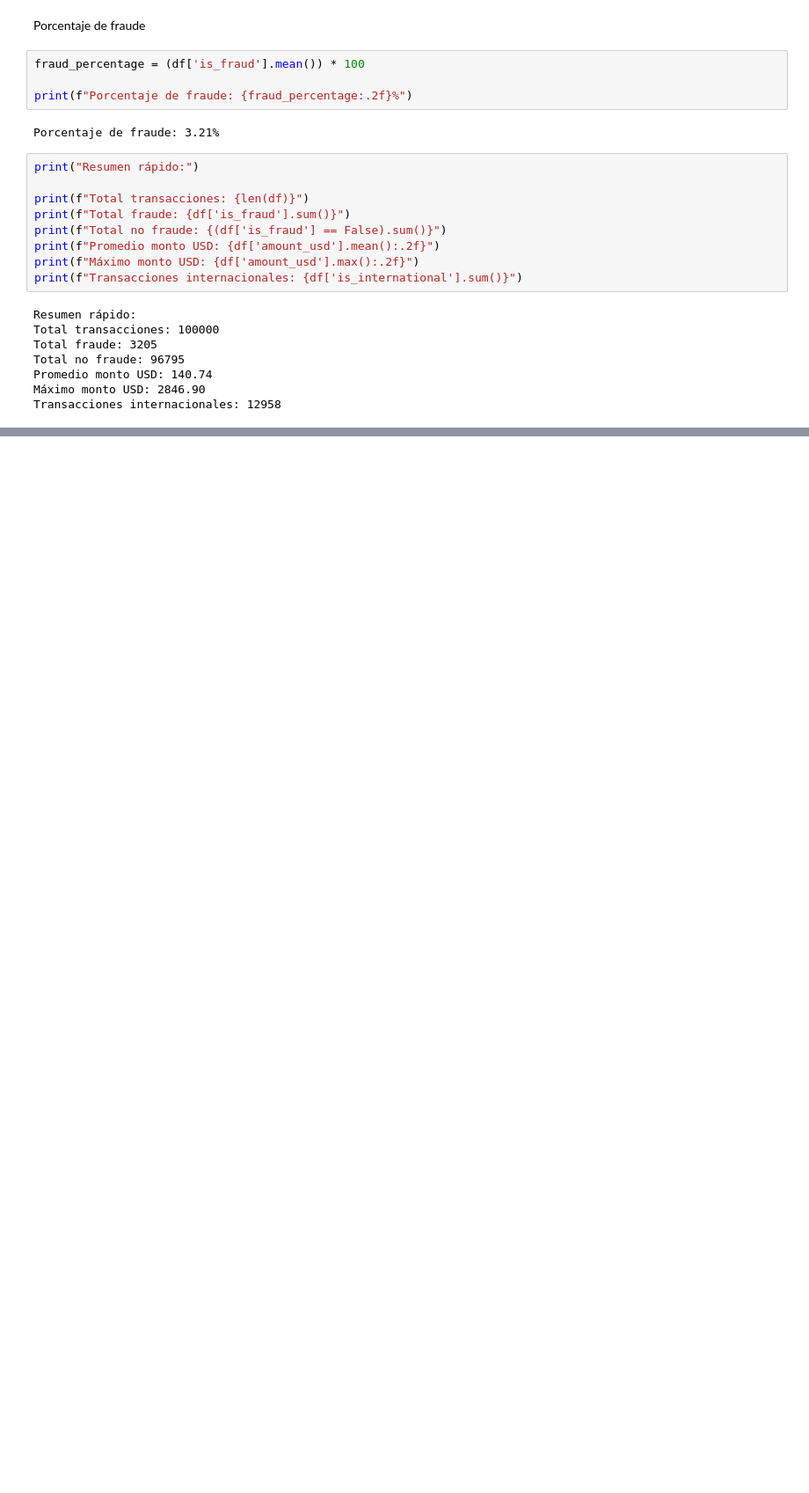
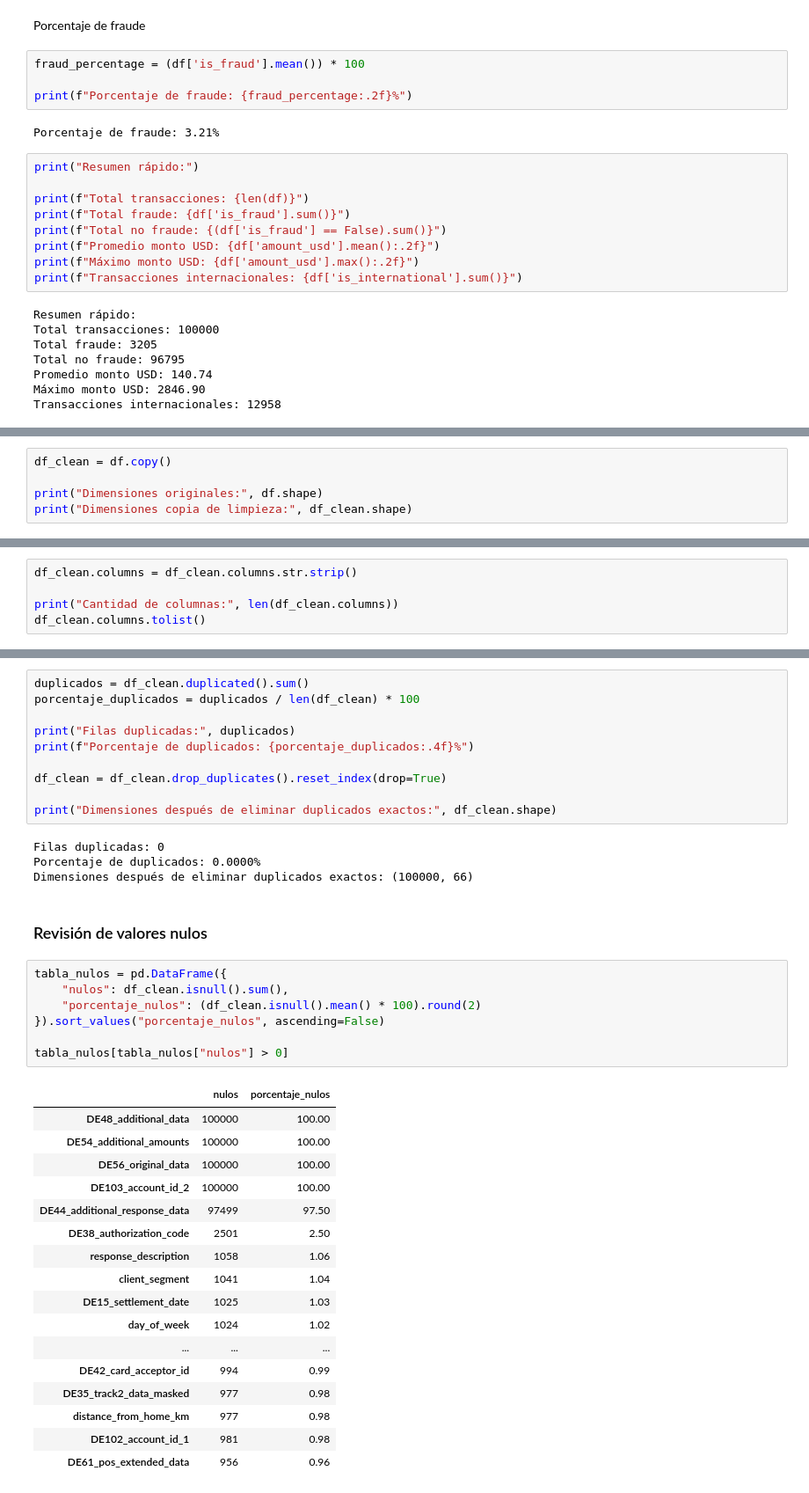
Before and after one commit to JPS4321/AnalisisFraude_plusTI, a Jupyter notebook: Analisis_Exploratorio_Brazil.ipynb, the cells around one changed output, grey strips where cells are left out. Shown at 88% size. Cells and saved outputs as stored; diff of their text form; blank space fills up the shorter version.

Commit message:
feat: add Brazil data cleaning notebook

```diff
--- a/Analisis_Exploratorio_Brazil.ipynb
+++ b/Analisis_Exploratorio_Brazil.ipynb
@@ -271,0 +276,5 @@ Transacciones internacionales: 12958
+# %%
+df_clean = df.copy()
+
+print("Dimensiones originales:", df.shape)
+print("Dimensiones copia de limpieza:", df_clean.shape)
@@ -271,0 +286,5 @@ Transacciones internacionales: 12958
+# %%
+df_clean.columns = df_clean.columns.str.strip()
+
+print("Cantidad de columnas:", len(df_clean.columns))
+df_clean.columns.tolist()
@@ -271,0 +335,41 @@ Transacciones internacionales: 12958
+# %%
+duplicados = df_clean.duplicated().sum()
+porcentaje_duplicados = duplicados / len(df_clean) * 100
+
+print("Filas duplicadas:", duplicados)
+print(f"Porcentaje de duplicados: {porcentaje_duplicados:.4f}%")
+
+df_clean = df_clean.drop_duplicates().reset_index(drop=True)
+
+print("Dimensiones después de eliminar duplicados exactos:", df_clean.shape)
+# %% [output]
+Filas duplicadas: 0
+Porcentaje de duplicados: 0.0000%
+Dimensiones después de eliminar duplicados exactos: (100000, 66)
+# %% [markdown]
+### Revisión de valores nulos
+# %%
+tabla_nulos = pd.DataFrame({
+    "nulos": df_clean.isnull().sum(),
+    "porcentaje_nulos": (df_clean.isnull().mean() * 100).round(2)
+}).sort_values("porcentaje_nulos", ascending=False)
+
+tabla_nulos[tabla_nulos["nulos"] > 0]
+# %% [output]
+|  | nulos | porcentaje_nulos |
+| DE48_additional_data | 100000 | 100.00 |
+| DE54_additional_amounts | 100000 | 100.00 |
+| DE56_original_data | 100000 | 100.00 |
+| DE103_account_id_2 | 100000 | 100.00 |
+| DE44_additional_response_data | 97499 | 97.50 |
+| DE38_authorization_code | 2501 | 2.50 |
+| response_description | 1058 | 1.06 |
+| client_segment | 1041 | 1.04 |
+| DE15_settlement_date | 1025 | 1.03 |
+| day_of_week | 1024 | 1.02 |
+| ... | ... | ... |
+| DE42_card_acceptor_id | 994 | 0.99 |
+| DE35_track2_data_masked | 977 | 0.98 |
+| distance_from_home_km | 977 | 0.98 |
+| DE102_account_id_1 | 981 | 0.98 |
+| DE61_pos_extended_data | 956 | 0.96 |
```
Also changed, not shown: parts of 45 cells of this notebook.
